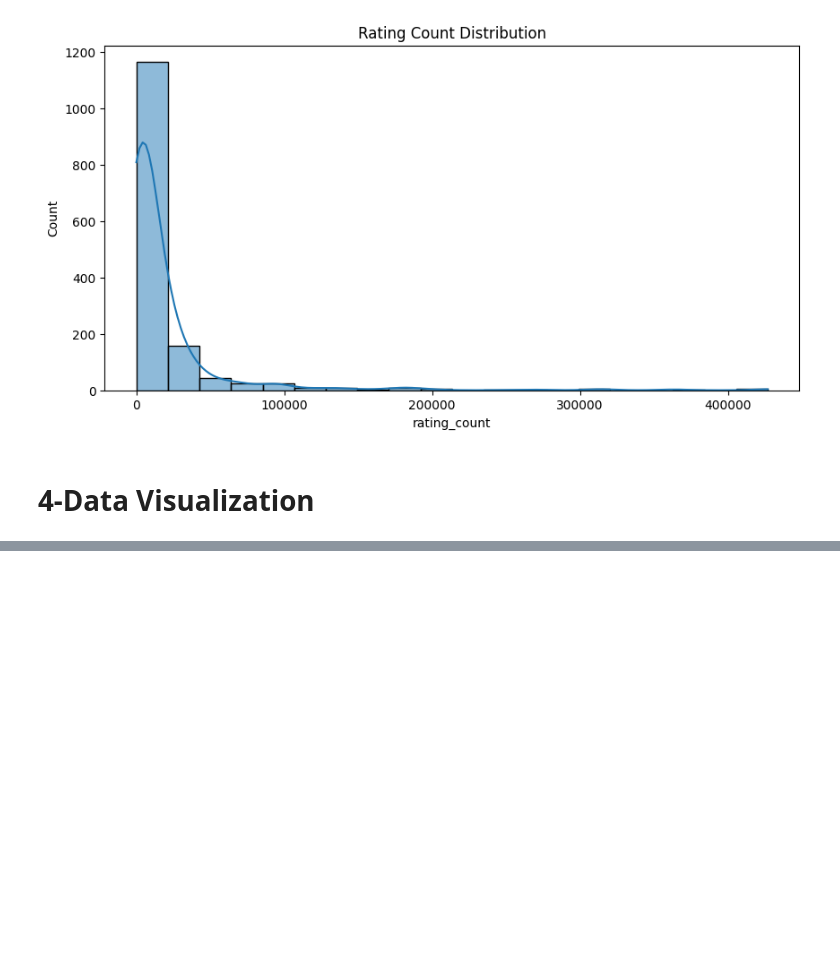
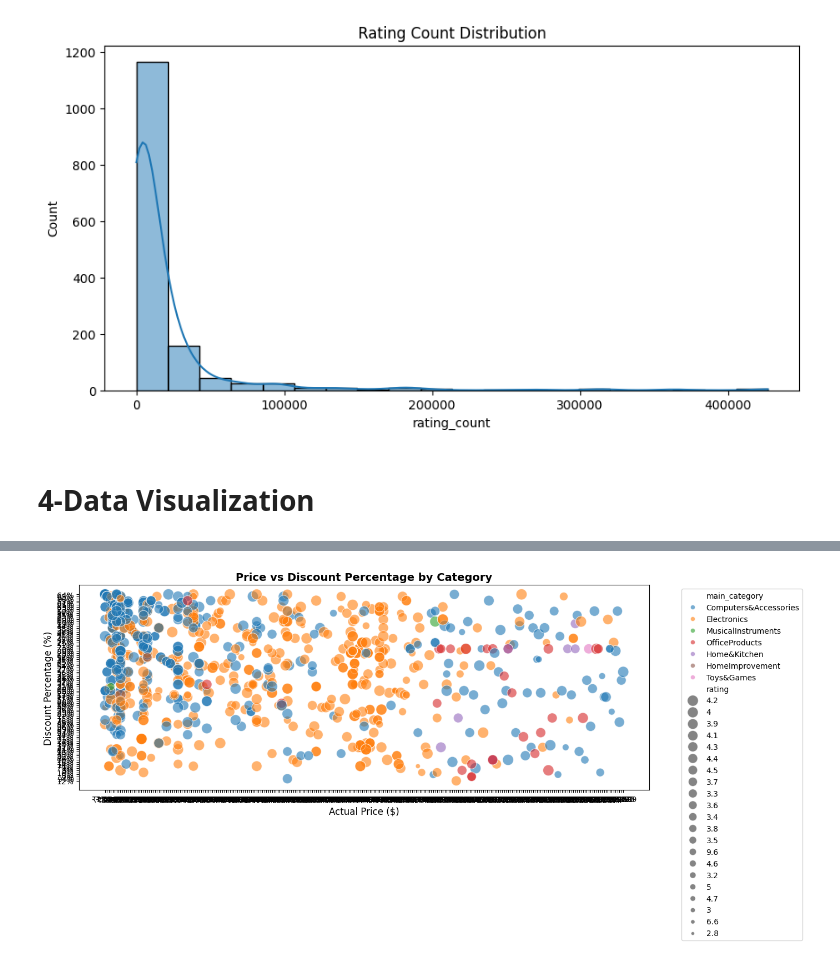
Before and after one commit to mosta3aGam2L/Amazon_EDA_project, a Jupyter notebook: notebooks/Amazon_EDA.ipynb, the cells around one changed output, grey strips where cells are left out. Cells and saved outputs as stored; diff of their text form; code cells hidden in the pictures; blank space fills up the shorter version.

```diff
--- a/notebooks/Amazon_EDA.ipynb
+++ b/notebooks/Amazon_EDA.ipynb
@@ -248,0 +276,20 @@ plt.show()
+# %%
+plt.figure(figsize=(14,6))
+
+# Scatter plot with main_category as hue
+sns.scatterplot(data=df.head(1000),  # Sample first 1000 for clarity
+                x='actual_price',
+                y='discount_percentage',
+                hue='main_category',
+                alpha=0.6,
+                size='rating',  # Bubble size based on rating
+                sizes=(20, 200))
+
+plt.title('Price vs Discount Percentage by Category', fontsize=14, fontweight='bold')
+plt.xlabel('Actual Price ($)', fontsize=12)
+plt.ylabel('Discount Percentage (%)', fontsize=12)
+plt.legend(bbox_to_anchor=(1.05, 1), loc='upper left')
+plt.tight_layout()
+plt.show()
+# %% [output]
+[figure, added]
```
Also changed, not shown: parts of 24 cells of this notebook.
